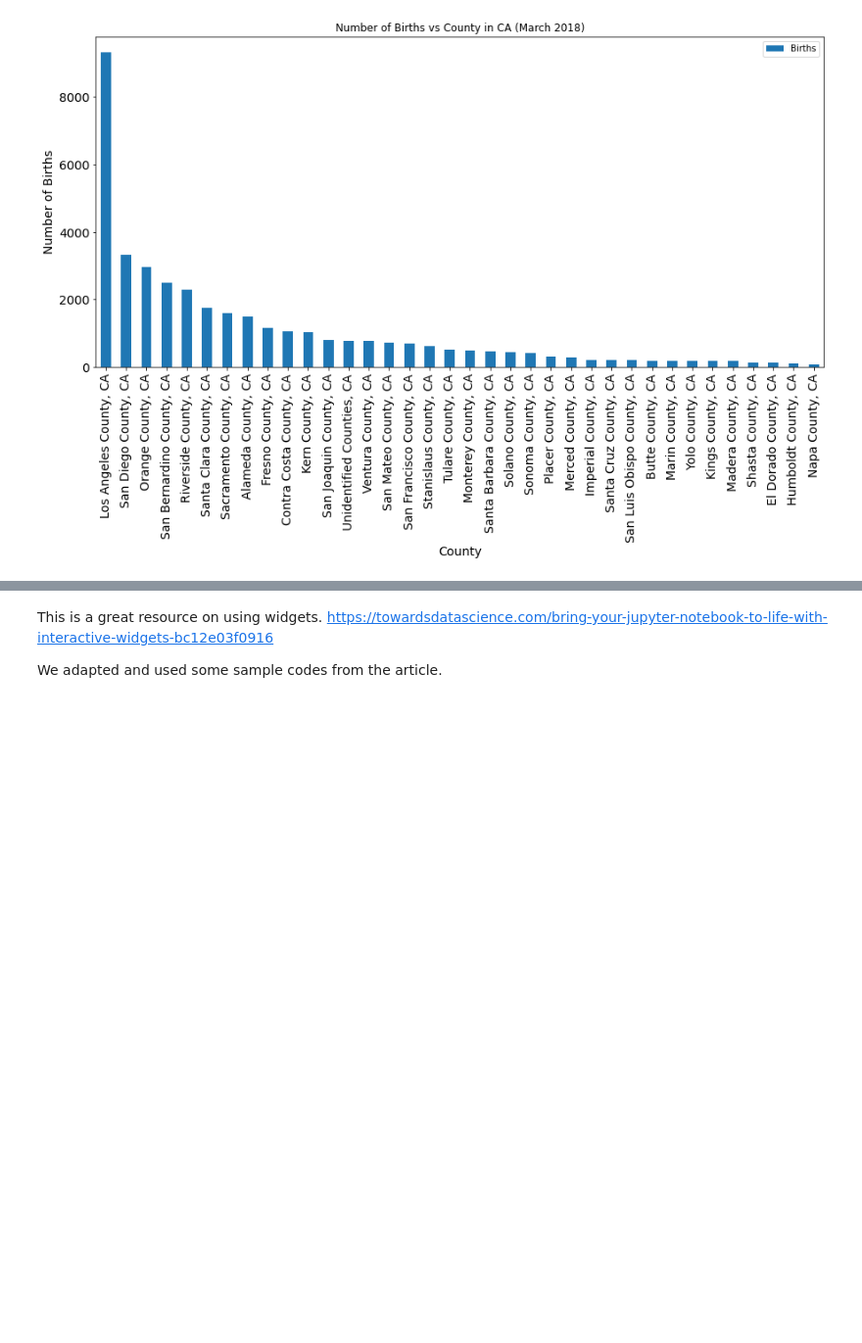
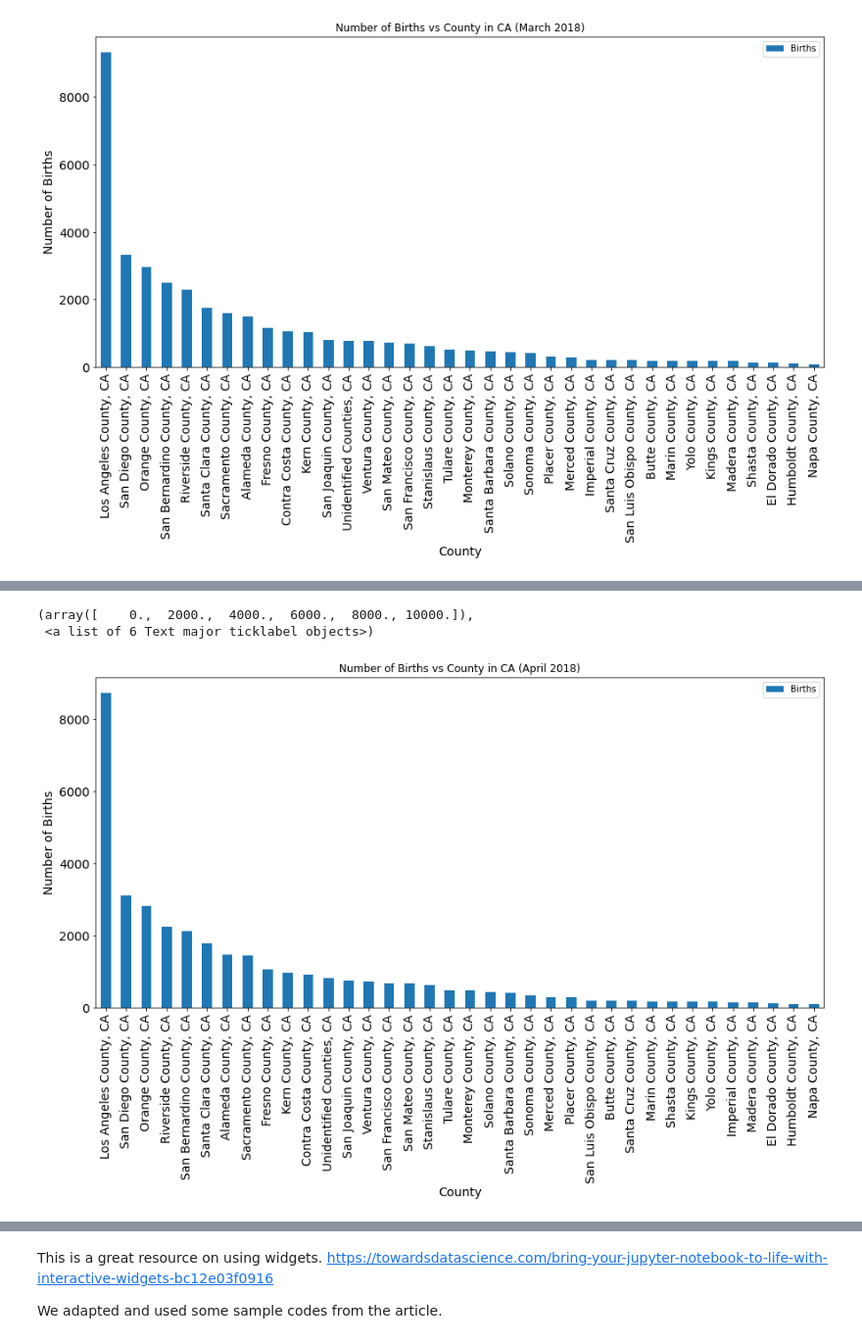
Before and after one commit to aiformankind/covid-19-hackathon, a Jupyter notebook: Baby_Births_USA_Exploration.ipynb, the cells around one changed output, grey strips where cells are left out. Shown: that part at 98% size. Cells and saved outputs as stored; diff of their text form; code cells hidden in the pictures; blank space fills up the shorter version.

```diff
--- a/Baby_Births_USA_Exploration.ipynb
+++ b/Baby_Births_USA_Exploration.ipynb
@@ -174,3 +194,7 @@ plt.yticks(fontsize=14)
 (array([    0.,  2000.,  4000.,  6000.,  8000., 10000.]),
  <a list of 6 Text major ticklabel objects>)
 [figure]
+# %%
+baby_california_march = baby_by_state_county_month[(baby_by_state_county_month['State'] == 'California') & (baby_by_state_county_month['Month'] == 'April')]
+baby_california_march_sorted = baby_california_march[['County','Births']].sort_values(by='Births',ascending=False)
+baby_california_march_sorted
@@ -177,3 +219,17 @@ plt.yticks(fontsize=14)
+# %%
+import matplotlib.pyplot as plt
+
+fig, ax = plt.subplots(figsize=(15,7))
+baby_california_march_sorted.plot.bar(x='County', ax=ax)
+ax.set_xlabel('County', fontsize=14)
+ax.set_title('Number of Births vs County in CA (April 2018)')
+ax.set_ylabel('Number of Births', fontsize=14)
+plt.xticks(fontsize=14, rotation=90)
+plt.yticks(fontsize=14)
+# %% [output]
+(array([    0.,  2000.,  4000.,  6000.,  8000., 10000.]),
+ <a list of 6 Text major ticklabel objects>)
+[figure, added]
 # %%
 !pip install ipywidgets
 # %% [output]
```
Also changed, not shown: parts of 6 cells of this notebook.
